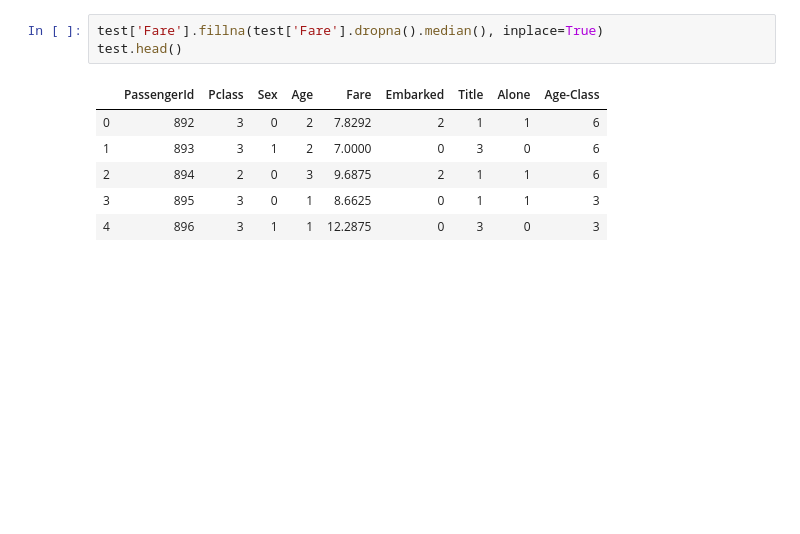
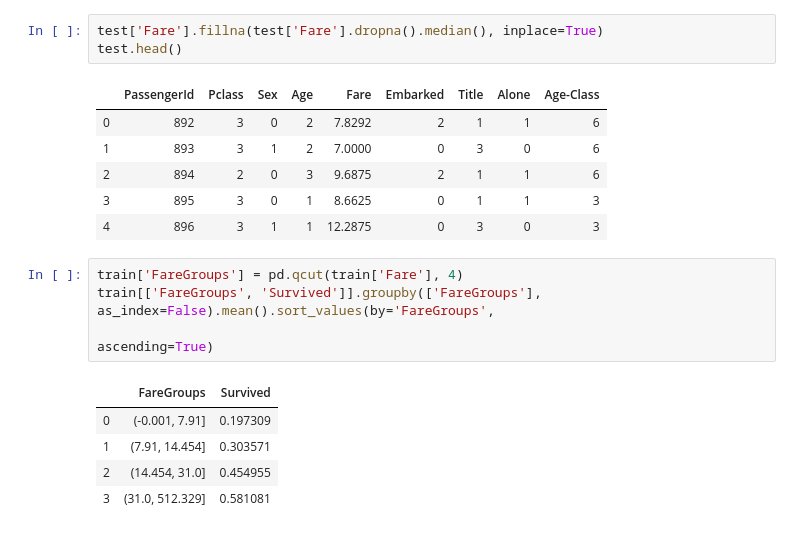
Before and after one commit to CoachCooz/Titanic-Machine-Learning, a Jupyter notebook: Machine Learning and the Titanic.ipynb, the cells around one changed output. Cells and saved outputs as stored; diff of their text form; blank space fills up the shorter version.

```diff
--- a/Machine Learning and the Titanic.ipynb
+++ b/Machine Learning and the Titanic.ipynb
@@ -401,3 +401,13 @@ test.head()
 | 2 | 894 | 2 | 0 | 3 | 9.6875 | 2 | 1 | 1 | 6 |
 | 3 | 895 | 3 | 0 | 1 | 8.6625 | 0 | 1 | 1 | 3 |
 | 4 | 896 | 3 | 1 | 1 | 12.2875 | 0 | 3 | 0 | 3 |
+# %%
+train['FareGroups'] = pd.qcut(train['Fare'], 4)
+train[['FareGroups', 'Survived']].groupby(['FareGroups'], as_index=False).mean().sort_values(by='FareGroups',
+                                                                                             ascending=True)
+# %% [output]
+|  | FareGroups | Survived |
+| 0 | (-0.001, 7.91] | 0.197309 |
+| 1 | (7.91, 14.454] | 0.303571 |
+| 2 | (14.454, 31.0] | 0.454955 |
+| 3 | (31.0, 512.329] | 0.581081 |
```
Also changed, not shown: parts of 2 cells of this notebook.
